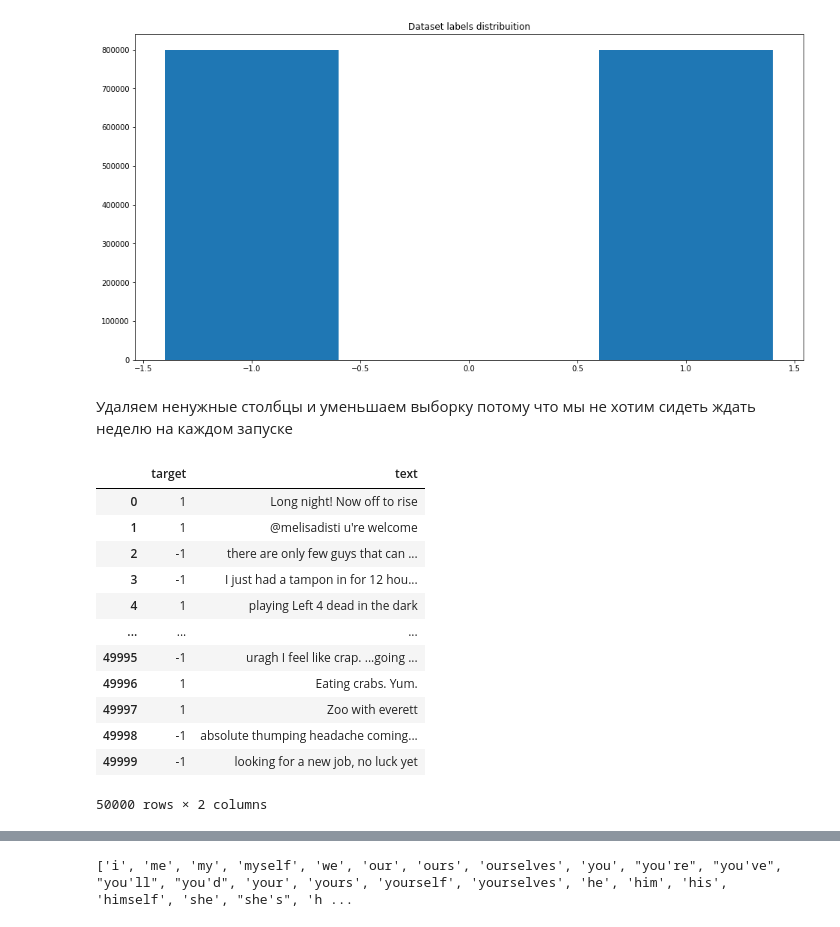
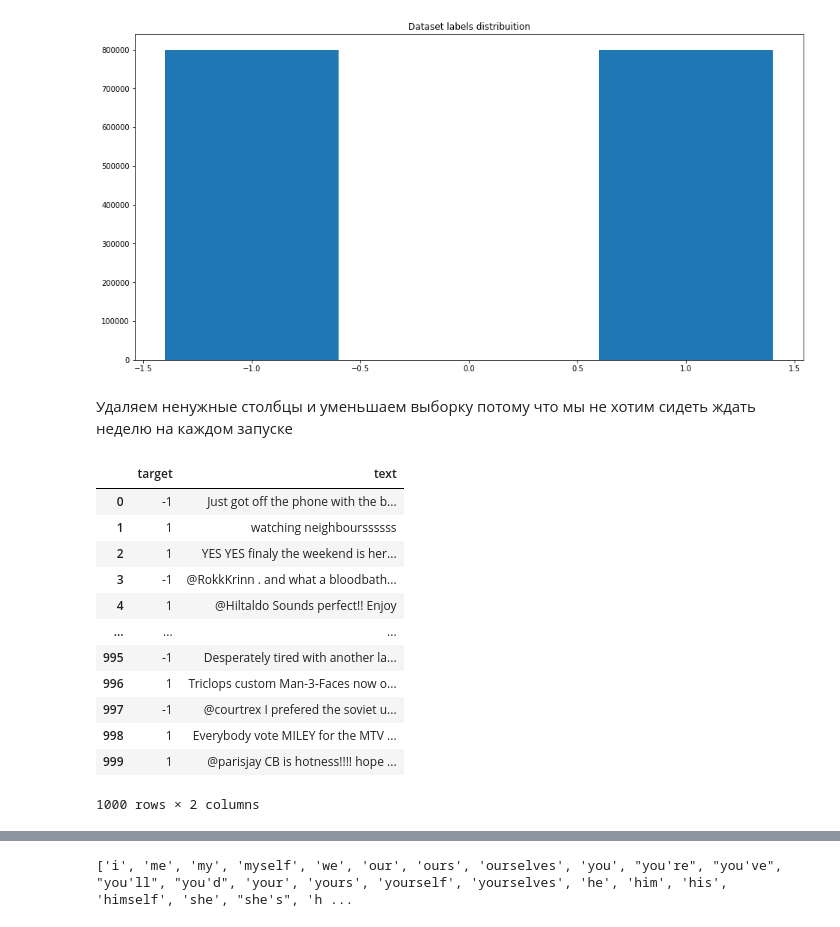
Before and after one commit to Rentoll/FunnyDeathPredictions, a Jupyter notebook: NLP/NLP.ipynb, the cells around one changed output, grey strips where cells are left out. Drawn from its saved outputs; the diff is of its cells as text; code cells hidden in the pictures.

```diff
--- a/NLP/NLP.ipynb
+++ b/NLP/NLP.ipynb
@@ -116,29 +116,29 @@ plt.title("Dataset labels distribuition")
 # %% [output]
 Text(0.5, 1.0, 'Dataset labels distribuition')
 [figure]
-# %% [markdown]
-Удаляем ненужные столбцы и уменьшаем выборку потому что мы не хотим сидеть ждать неделю на каждом запуске
+# %% [markdown]
+Удаляем ненужные столбцы и уменьшаем выборку потому что мы не хотим сидеть ждать неделю на каждом запуске
 # %%
 #data = df[:10000]
 data = df.sample(frac=1)
-data = data[:50000]
+data = data[:1000]
 data = data.drop(['ids', 'date', 'flag', 'user'], axis = 1)
 data = data.reset_index(drop=True)
 data
 # %% [output]
 |  | target | text |
-| 0 | 1 | Long night! Now off to rise |
-| 1 | 1 | @melisadisti u're welcome |
-| 2 | -1 | there are only few guys that can ... |
-| 3 | -1 | I just had a tampon in for 12 hou... |
-| 4 | 1 | playing Left 4 dead in the dark |
+| 0 | -1 | Just got off the phone with the b... |
+| 1 | 1 | watching neighbourssssss |
+| 2 | 1 | YES YES finaly the weekend is her... |
+| 3 | -1 | @RokkKrinn . and what a bloodbath... |
+| 4 | 1 | @Hiltaldo Sounds perfect!! Enjoy |
 | ... | ... | ... |
-| 49995 | -1 | uragh I feel like crap. ...going ... |
-| 49996 | 1 | Eating crabs. Yum. |
-| 49997 | 1 | Zoo with everett |
-| 49998 | -1 | absolute thumping headache coming... |
-| 49999 | -1 | looking for a new job, no luck yet |
+| 995 | -1 | Desperately tired with another la... |
+| 996 | 1 | Triclops custom Man-3-Faces now o... |
+| 997 | -1 | @courtrex I prefered the soviet u... |
+| 998 | 1 | Everybody vote MILEY for the MTV ... |
+| 999 | 1 | @parisjay CB is hotness!!!! hope ... |
-50000 rows × 2 columns
+1000 rows × 2 columns
 # %%
 nltk.download('stopwords')
 # %% [output]
```
Also changed, not shown: parts of 29 cells of this notebook, 1 other file.
